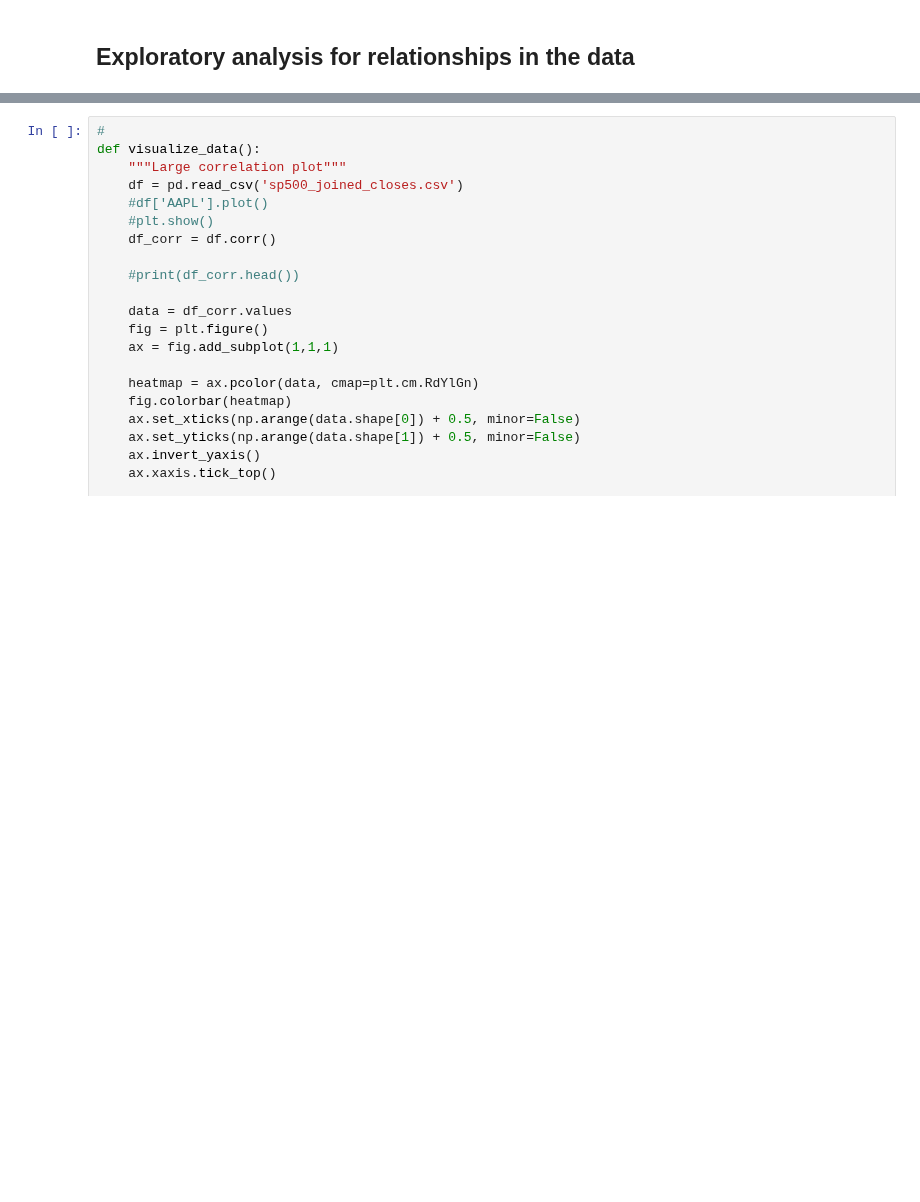
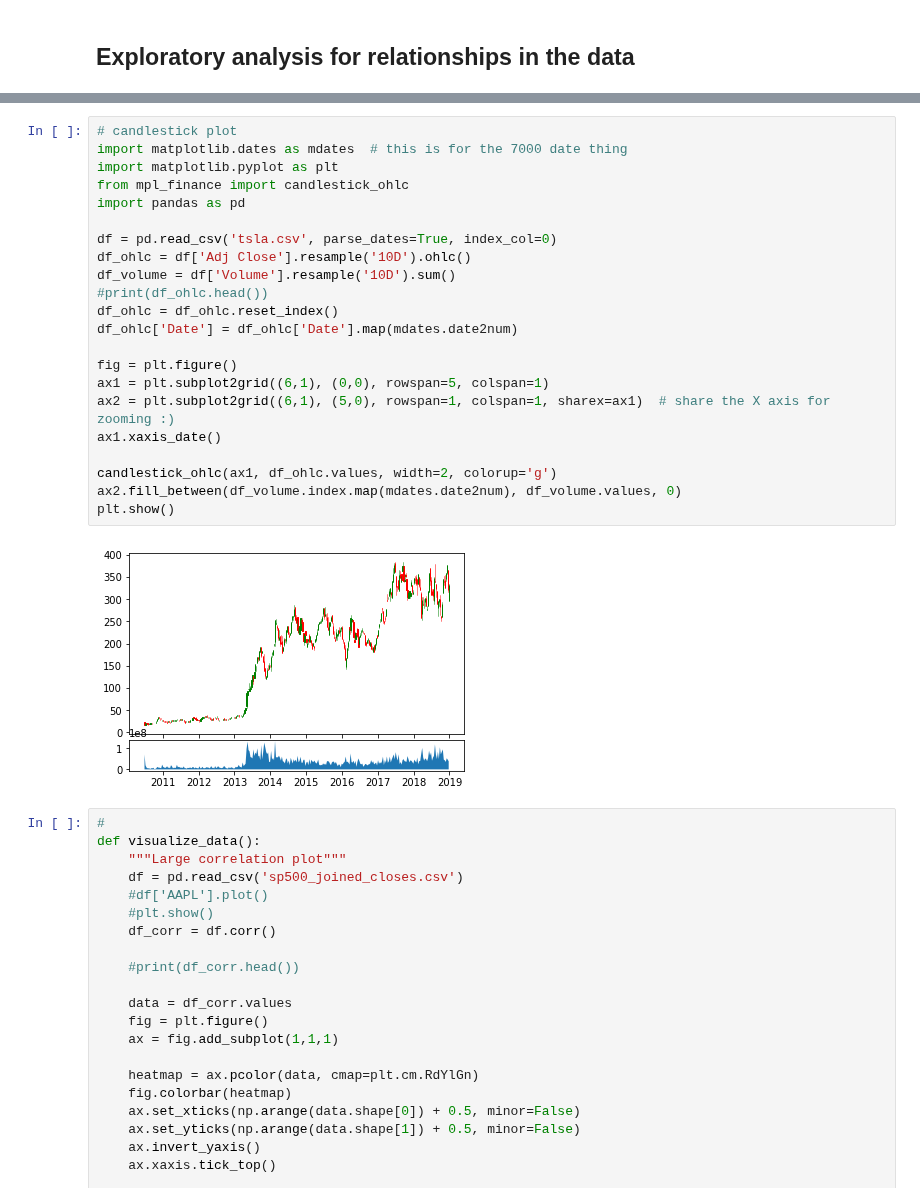
Before and after one commit to pugwala/FinancialExploratoryAnalysis, a Jupyter notebook: FinancialExploratoryAnalysis.ipynb, the cells around one changed output, grey strips where cells are left out. Saved outputs shown, nothing was run; the diff lists cells and outputs as text; blank space fills up the shorter version.

```diff
--- a/FinancialExploratoryAnalysis.ipynb
+++ b/FinancialExploratoryAnalysis.ipynb
@@ -108,3 +146,27 @@ def compile_data():
+# %%
+# candlestick plot
+import matplotlib.dates as mdates  # this is for the 7000 date thing
+import matplotlib.pyplot as plt
+from mpl_finance import candlestick_ohlc
+import pandas as pd
+
+df = pd.read_csv('tsla.csv', parse_dates=True, index_col=0)
+df_ohlc = df['Adj Close'].resample('10D').ohlc()
+df_volume = df['Volume'].resample('10D').sum()
+#print(df_ohlc.head())
+df_ohlc = df_ohlc.reset_index()
+df_ohlc['Date'] = df_ohlc['Date'].map(mdates.date2num)
+
+fig = plt.figure()
+ax1 = plt.subplot2grid((6,1), (0,0), rowspan=5, colspan=1)
+ax2 = plt.subplot2grid((6,1), (5,0), rowspan=1, colspan=1, sharex=ax1)  # share the X axis for zooming :)
+ax1.xaxis_date()
+
+candlestick_ohlc(ax1, df_ohlc.values, width=2, colorup='g')
+ax2.fill_between(df_volume.index.map(mdates.date2num), df_volume.values, 0)
+plt.show()
+# %% [output]
+[figure, added]
 # %%
 #
 def visualize_data():
```
Also changed, not shown: parts of 6 cells of this notebook, 1 other file.
